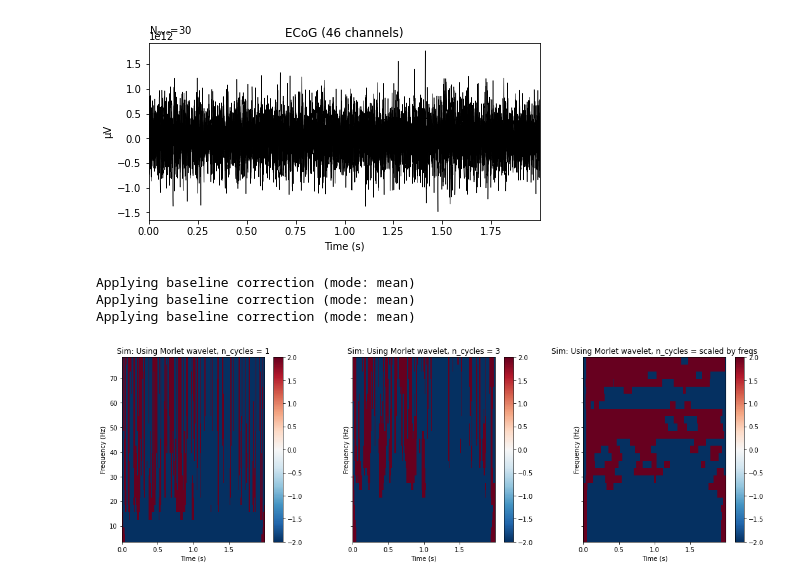
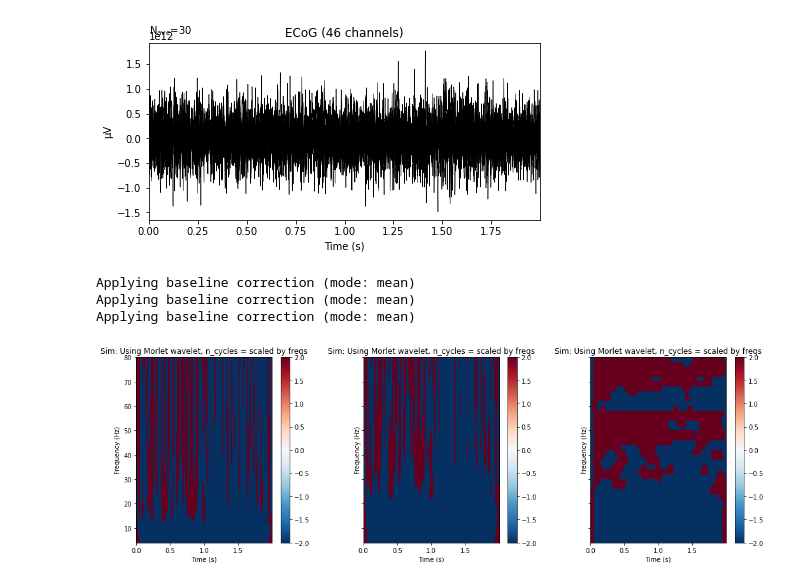
Before and after one commit to Xianhui-He/Raclette-Group-2-ECoG-Motor-Imagery, a Jupyter notebook: Motor_Imagery_Dataset_Data_Wrangling_Preprocessing_Hanif.ipynb, the cells around one changed output. Saved outputs shown, nothing was run; the diff lists cells and outputs as text; code cells hidden in the pictures.

```diff
--- a/Motor_Imagery_Dataset_Data_Wrangling_Preprocessing_Hanif.ipynb
+++ b/Motor_Imagery_Dataset_Data_Wrangling_Preprocessing_Hanif.ipynb
@@ -151,23 +151,23 @@ tongue.plot();
 # %%
 # Time-Frequency Decomposition Using Morlet Wavelet
 
 # TODO: This Is Just Preliminary Stuffs, Further Study on Its Parameters & Preprocessing Required
 
-freqs = np.arange(5., 80., 3.)
+freqs = np.arange(5., 80., 2.)
 vmin, vmax = -2., 2.  # Define our color limits.
 
 fig, axs = plt.subplots(1, 3, figsize=(15, 5), sharey=True)
 all_n_cycles = [1, 3, freqs / 2.]
 for n_cycles, ax in zip(all_n_cycles, axs):
     power = tfr_morlet(tongue_epochs_real[0], freqs=freqs,
                        n_cycles=n_cycles, return_itc=False, picks=20)
     power.plot([0], baseline=(0., 0.1), mode='mean', vmin=vmin, vmax=vmax,
                axes=ax, show=False, colorbar=True)
-    n_cycles = 'scaled by freqs' if not isinstance(n_cycles, int) else n_cycles
+    n_cycles = 'scaled by freqs'
     ax.set_title('Sim: Using Morlet wavelet, n_cycles = %s' % n_cycles)
 plt.tight_layout()
 # %% [output]
 Applying baseline correction (mode: mean)
 Applying baseline correction (mode: mean)
 Applying baseline correction (mode: mean)
-[figure, old version]
+[figure, new version]
```
Also changed, not shown: parts of 2 cells of this notebook.
